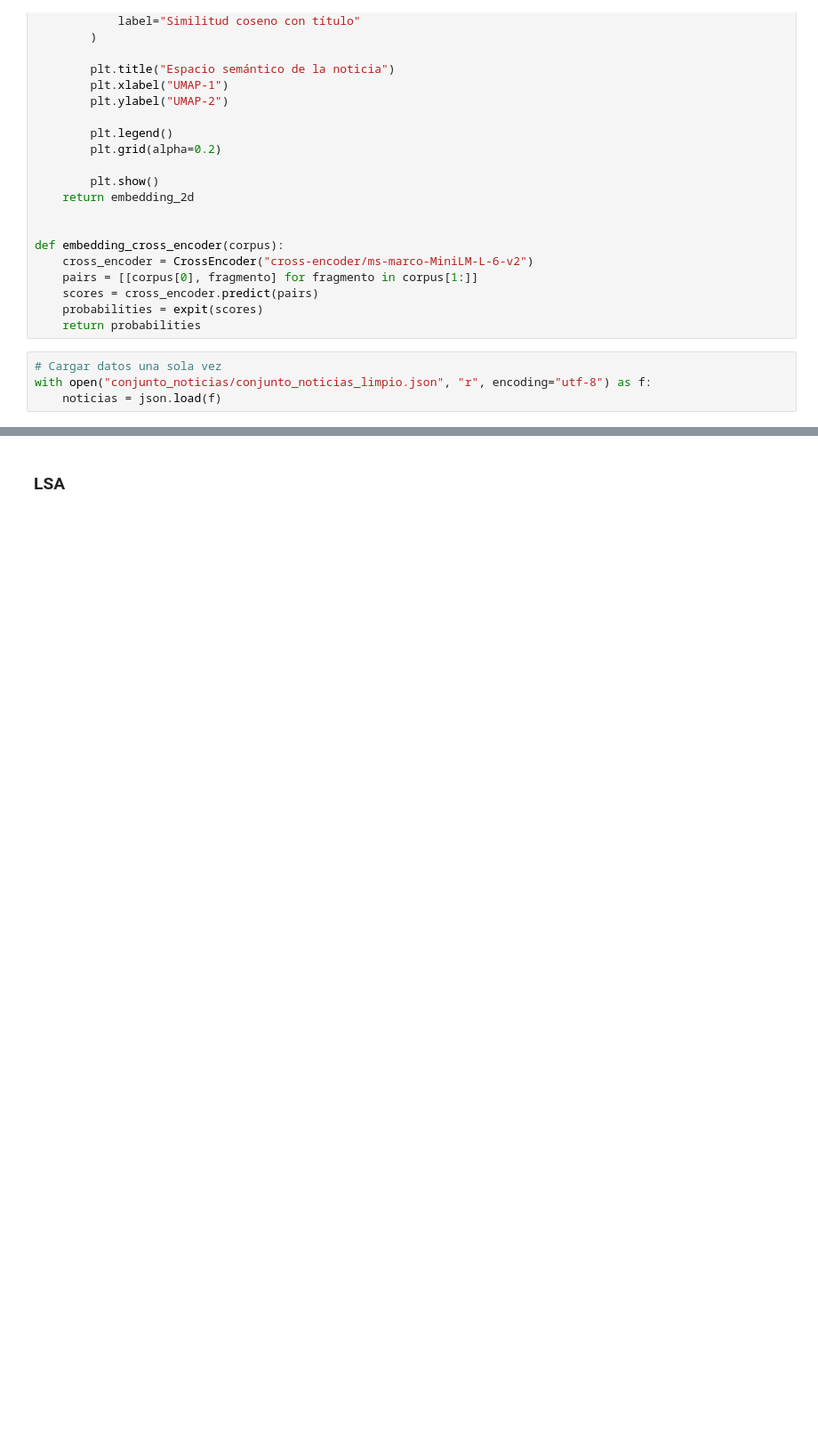
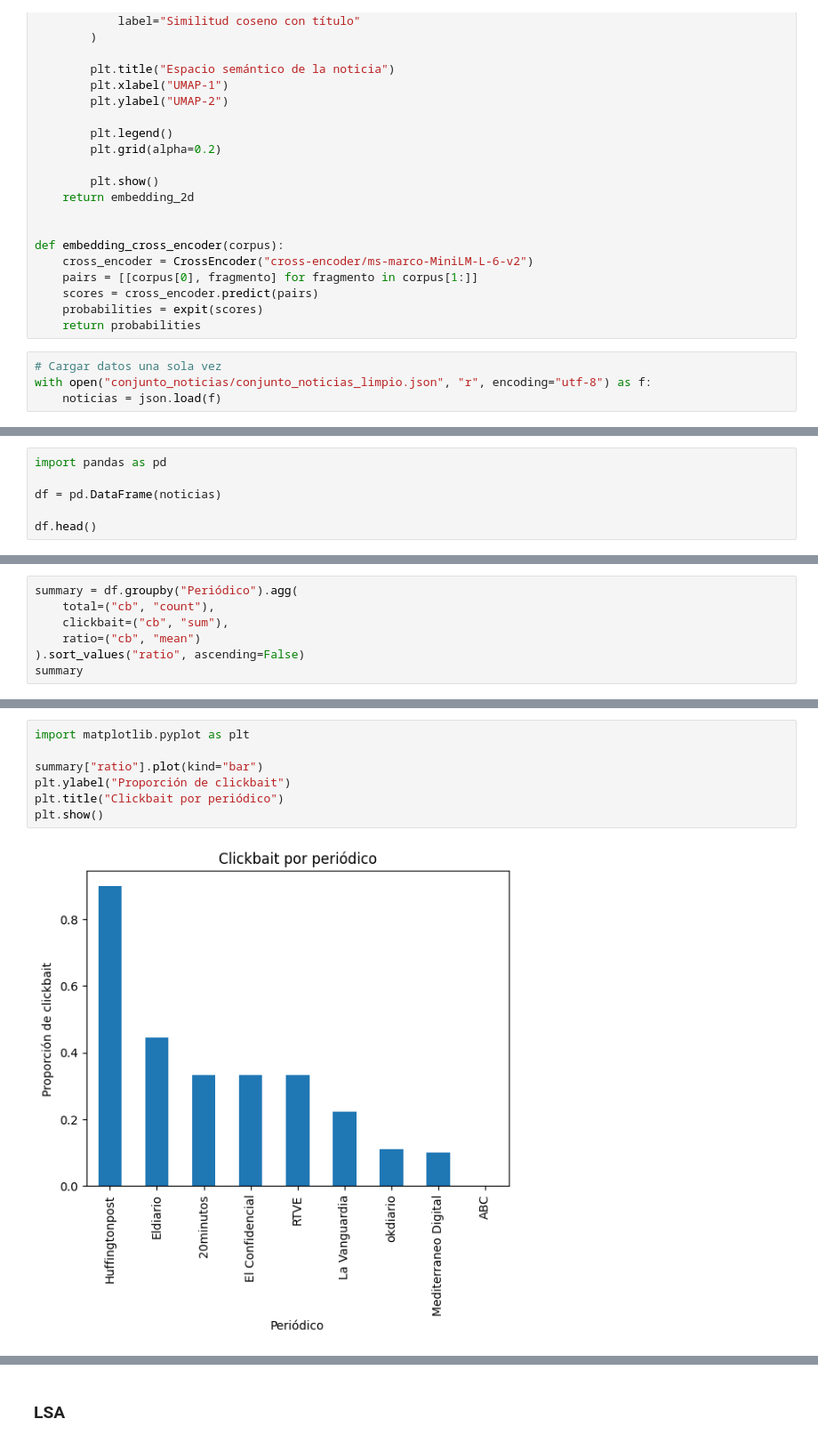
Before and after one commit to hepejaAED/ProyectoNLP, a Jupyter notebook: topic_modeling.ipynb, the cells around one changed output, grey strips where cells are left out. Shown at 89% size. Cells and saved outputs as stored; diff of their text form; blank space fills up the shorter version.

```diff
--- a/topic_modeling.ipynb
+++ b/topic_modeling.ipynb
@@ -422,0 +425,6 @@ corpus = [titulo] + fragmentos_contenido
+# %%
+import pandas as pd
+
+df = pd.DataFrame(noticias)
+
+df.head()
@@ -422,0 +466,7 @@ corpus = [titulo] + fragmentos_contenido
+# %%
+summary = df.groupby("Periódico").agg(
+    total=("cb", "count"),
+    clickbait=("cb", "sum"),
+    ratio=("cb", "mean")
+).sort_values("ratio", ascending=False)
+summary
@@ -422,0 +485,9 @@ corpus = [titulo] + fragmentos_contenido
+# %%
+import matplotlib.pyplot as plt
+
+summary["ratio"].plot(kind="bar")
+plt.ylabel("Proporción de clickbait")
+plt.title("Clickbait por periódico")
+plt.show()
+# %% [output]
+[figure, added]
```
Also changed, not shown: parts of 14 cells of this notebook.
